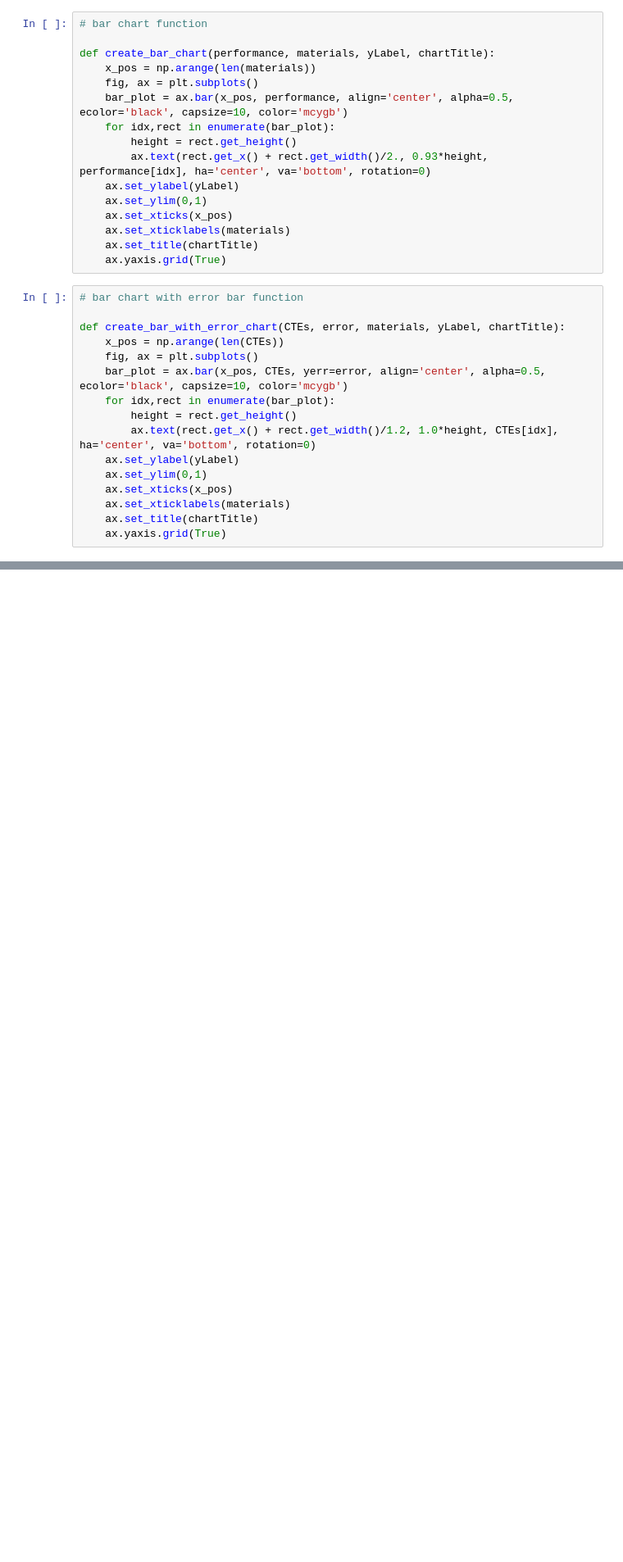
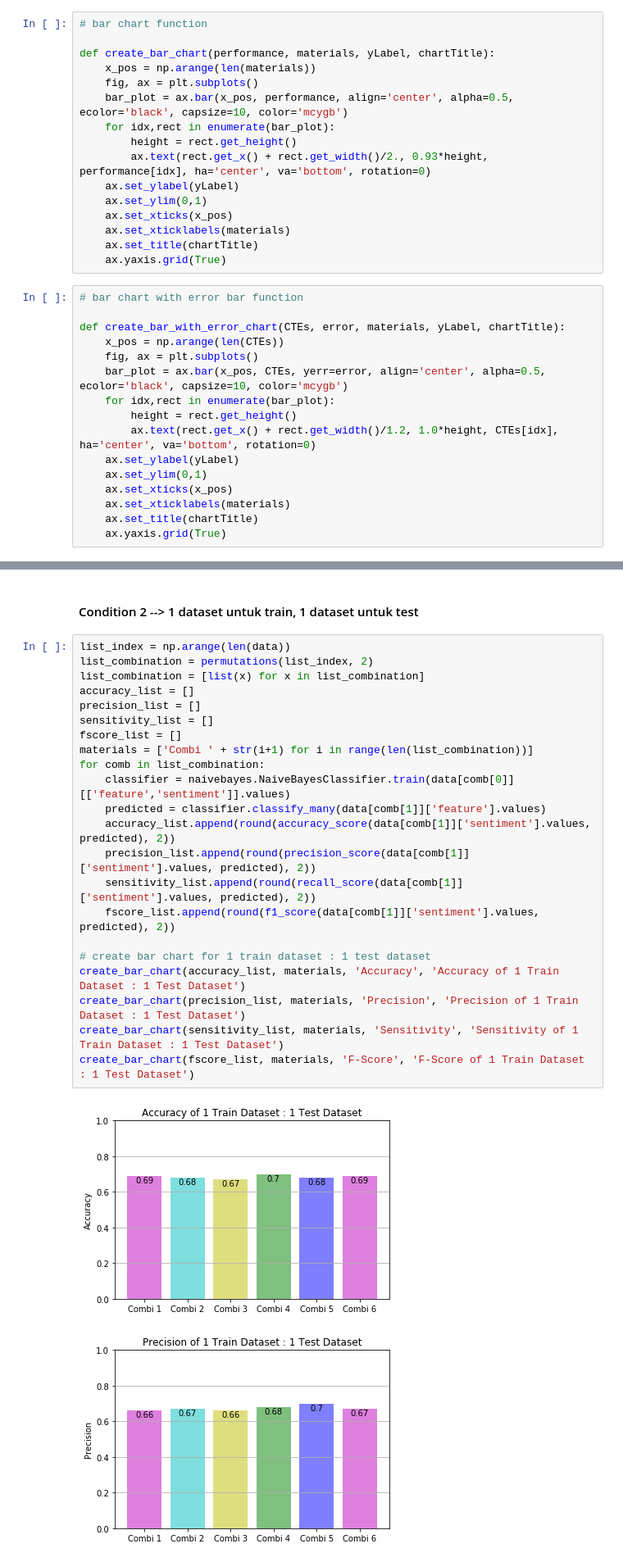
Before and after one commit to thomaswb12/Naive-Bayes-Sentiment-Analysis, a Jupyter notebook: naive_bayes.ipynb, the cells around one changed output, grey strips where cells are left out. Shown at 82% size. Cells and saved outputs as stored; diff of their text form; blank space fills up the shorter version.

```diff
--- a/naive_bayes.ipynb
+++ b/naive_bayes.ipynb
@@ -91,0 +163,27 @@ def create_bar_with_error_chart(CTEs, error, materials, yLabel, chartTitle):
+# %% [markdown]
+#### Condition 2 --> 1 dataset untuk train, 1 dataset untuk test
+# %%
+list_index = np.arange(len(data))
+list_combination = permutations(list_index, 2)
+list_combination = [list(x) for x in list_combination]
+accuracy_list = []
+precision_list = []
+sensitivity_list = []
+fscore_list = []
+materials = ['Combi ' + str(i+1) for i in range(len(list_combination))]
+for comb in list_combination:
+    classifier = naivebayes.NaiveBayesClassifier.train(data[comb[0]][['feature','sentiment']].values)
+    predicted = classifier.classify_many(data[comb[1]]['feature'].values)
+    accuracy_list.append(round(accuracy_score(data[comb[1]]['sentiment'].values, predicted), 2))
+    precision_list.append(round(precision_score(data[comb[1]]['sentiment'].values, predicted), 2))
+    sensitivity_list.append(round(recall_score(data[comb[1]]['sentiment'].values, predicted), 2))
+    fscore_list.append(round(f1_score(data[comb[1]]['sentiment'].values, predicted), 2))
+
+# create bar chart for 1 train dataset : 1 test dataset
+create_bar_chart(accuracy_list, materials, 'Accuracy', 'Accuracy of 1 Train Dataset : 1 Test Dataset')
+create_bar_chart(precision_list, materials, 'Precision', 'Precision of 1 Train Dataset : 1 Test Dataset')
+create_bar_chart(sensitivity_list, materials, 'Sensitivity', 'Sensitivity of 1 Train Dataset : 1 Test Dataset')
+create_bar_chart(fscore_list, materials, 'F-Score', 'F-Score of 1 Train Dataset : 1 Test Dataset')
+# %% [output]
+[figure, added]
+[figure, added]
```
Also changed, not shown: parts of 5 cells of this notebook.
